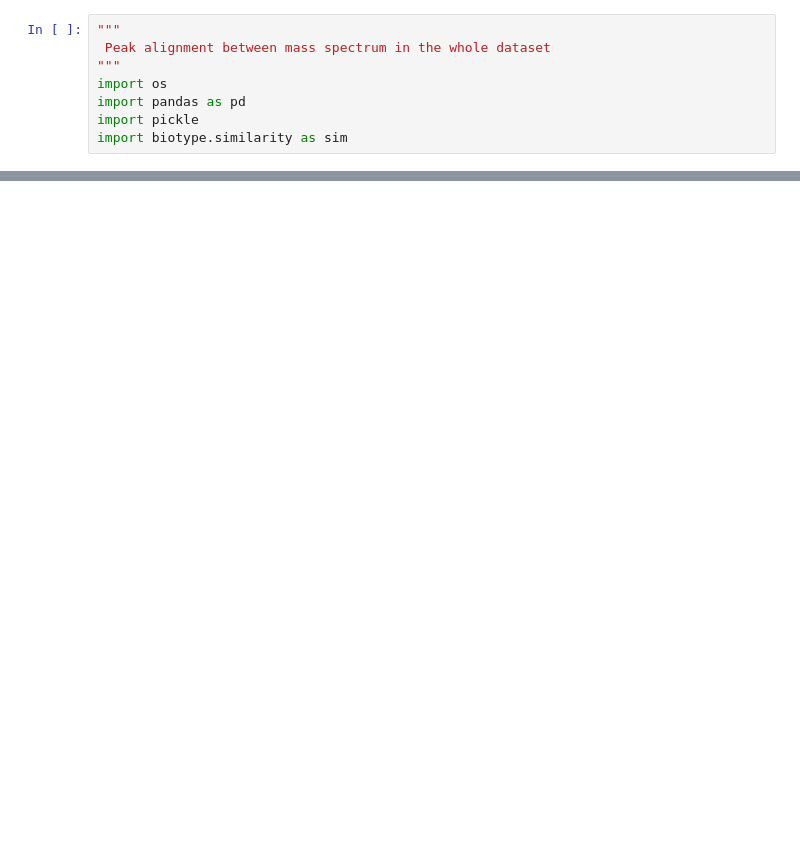
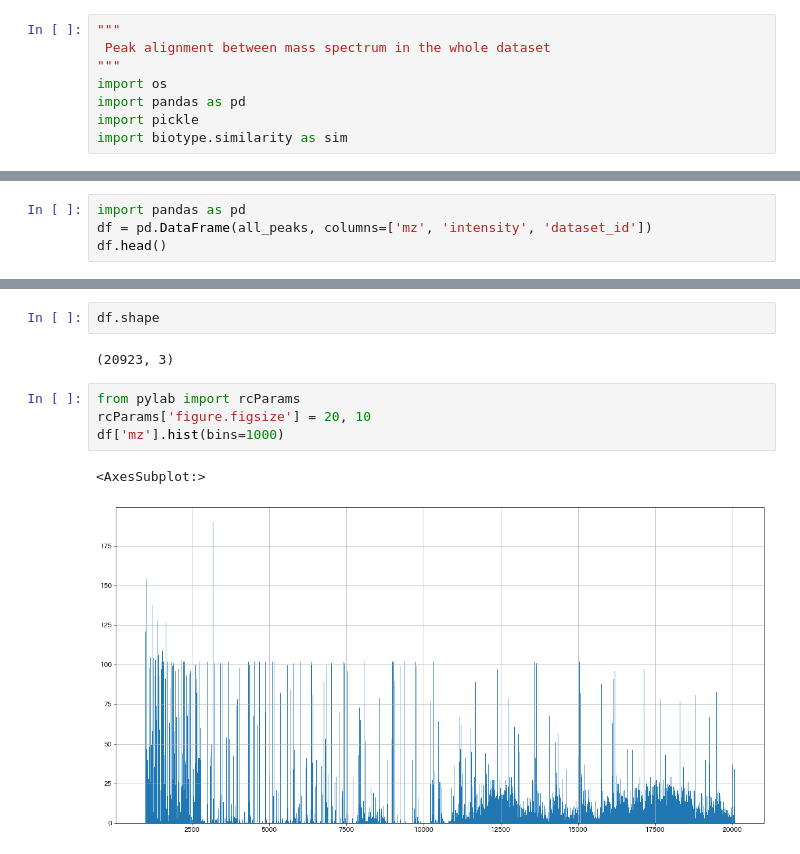
Before and after one commit to kinota93/biotype2, a Jupyter notebook: test5_feature.ipynb, the cells around one changed output, grey strips where cells are left out. Cells and saved outputs as stored; diff of their text form; blank space fills up the shorter version.

```diff
--- a/test5_feature.ipynb
+++ b/test5_feature.ipynb
@@ -42,0 +47,4 @@ print(all_peaks[-20:])
+# %%
+import pandas as pd
+df = pd.DataFrame(all_peaks, columns=['mz', 'intensity', 'dataset_id'])
+df.head()
@@ -42,0 +58,11 @@ print(all_peaks[-20:])
+# %%
+df.shape
+# %% [output]
+(20923, 3)
+# %%
+from pylab import rcParams
+rcParams['figure.figsize'] = 20, 10
+df['mz'].hist(bins=1000)
+# %% [output]
+<AxesSubplot:>
+[figure, added]
```
Also changed, not shown: parts of 13 cells of this notebook.
